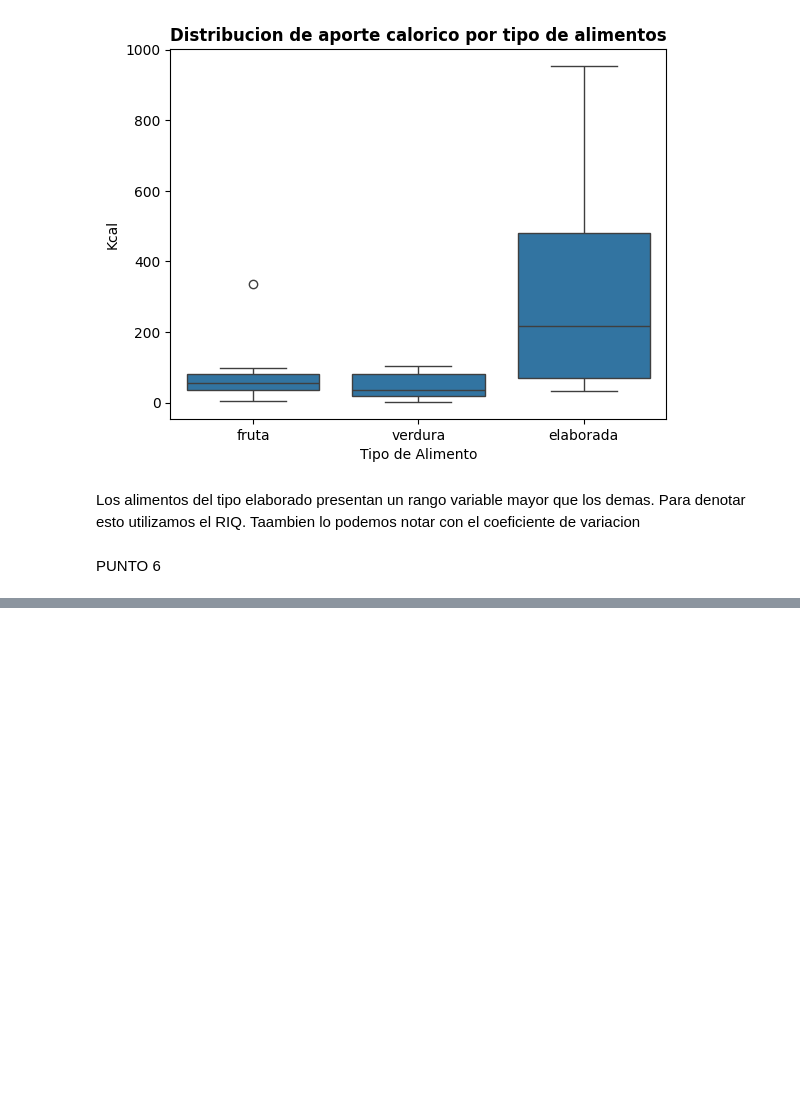
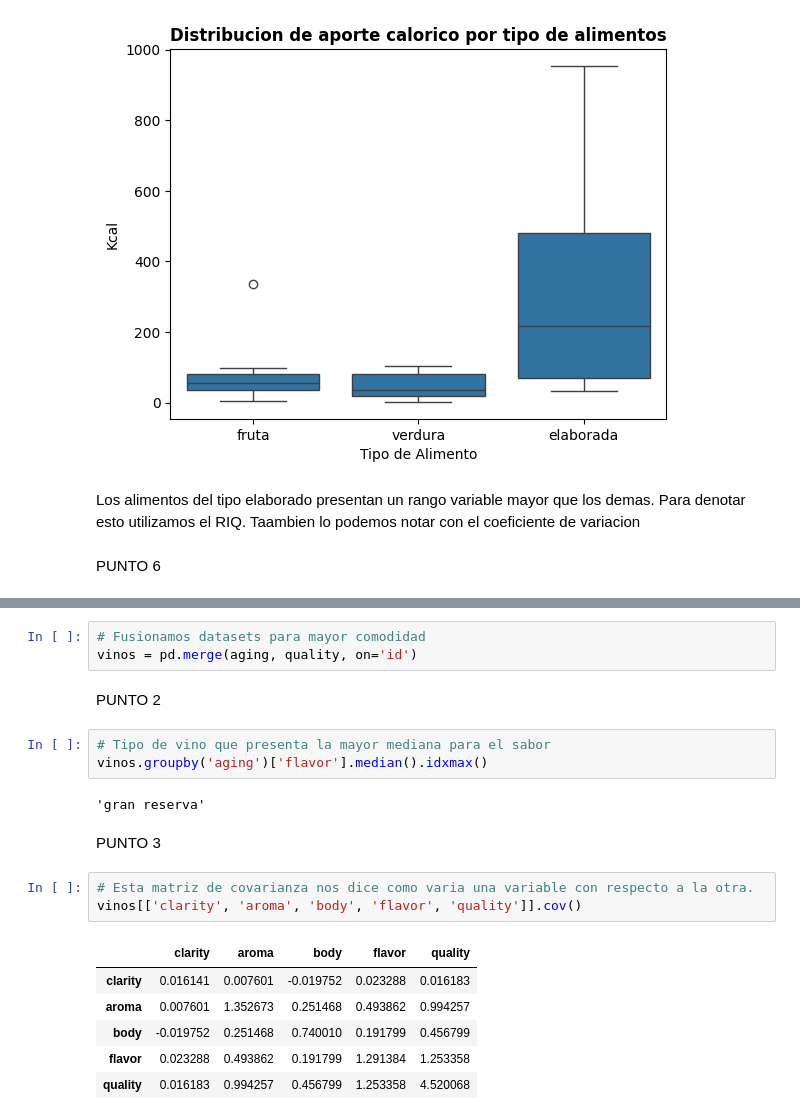
Before and after one commit to winttita/TUIA, a Jupyter notebook: Segundo/Fundamento de Ciencia de Datos/U3 - Medidas de Resumen/practica3.ipynb, the cells around one changed output, grey strips where cells are left out. Drawn from its saved outputs; the diff is of its cells as text; blank space fills up the shorter version.

```diff
--- a/Segundo/Fundamento de Ciencia de Datos/U3 - Medidas de Resumen/practica3.ipynb
+++ b/Segundo/Fundamento de Ciencia de Datos/U3 - Medidas de Resumen/practica3.ipynb
@@ -125,0 +145,22 @@ PUNTO 6
+# %%
+# Fusionamos datasets para mayor comodidad
+vinos = pd.merge(aging, quality, on='id')
+# %% [markdown]
+PUNTO 2
+# %%
+# Tipo de vino que presenta la mayor mediana para el sabor
+vinos.groupby('aging')['flavor'].median().idxmax()
+# %% [output]
+'gran reserva'
+# %% [markdown]
+PUNTO 3
+# %%
+# Esta matriz de covarianza nos dice como varia una variable con respecto a la otra.
+vinos[['clarity', 'aroma', 'body', 'flavor', 'quality']].cov()
+# %% [output]
+|  | clarity | aroma | body | flavor | quality |
+| clarity | 0.016141 | 0.007601 | -0.019752 | 0.023288 | 0.016183 |
+| aroma | 0.007601 | 1.352673 | 0.251468 | 0.493862 | 0.994257 |
+| body | -0.019752 | 0.251468 | 0.740010 | 0.191799 | 0.456799 |
+| flavor | 0.023288 | 0.493862 | 0.191799 | 1.291384 | 1.253358 |
+| quality | 0.016183 | 0.994257 | 0.456799 | 1.253358 | 4.520068 |
```
Also changed, not shown: parts of 7 cells of this notebook, 1 other file.
